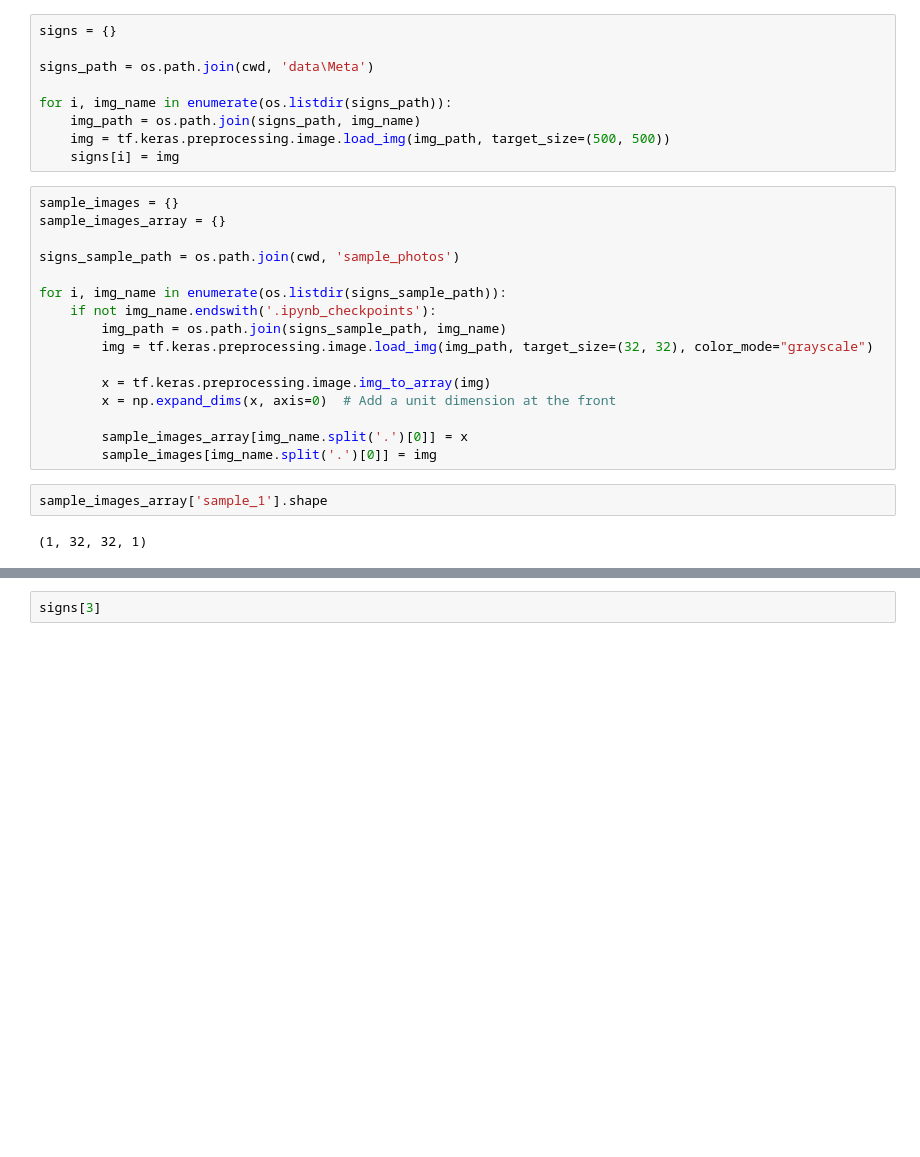
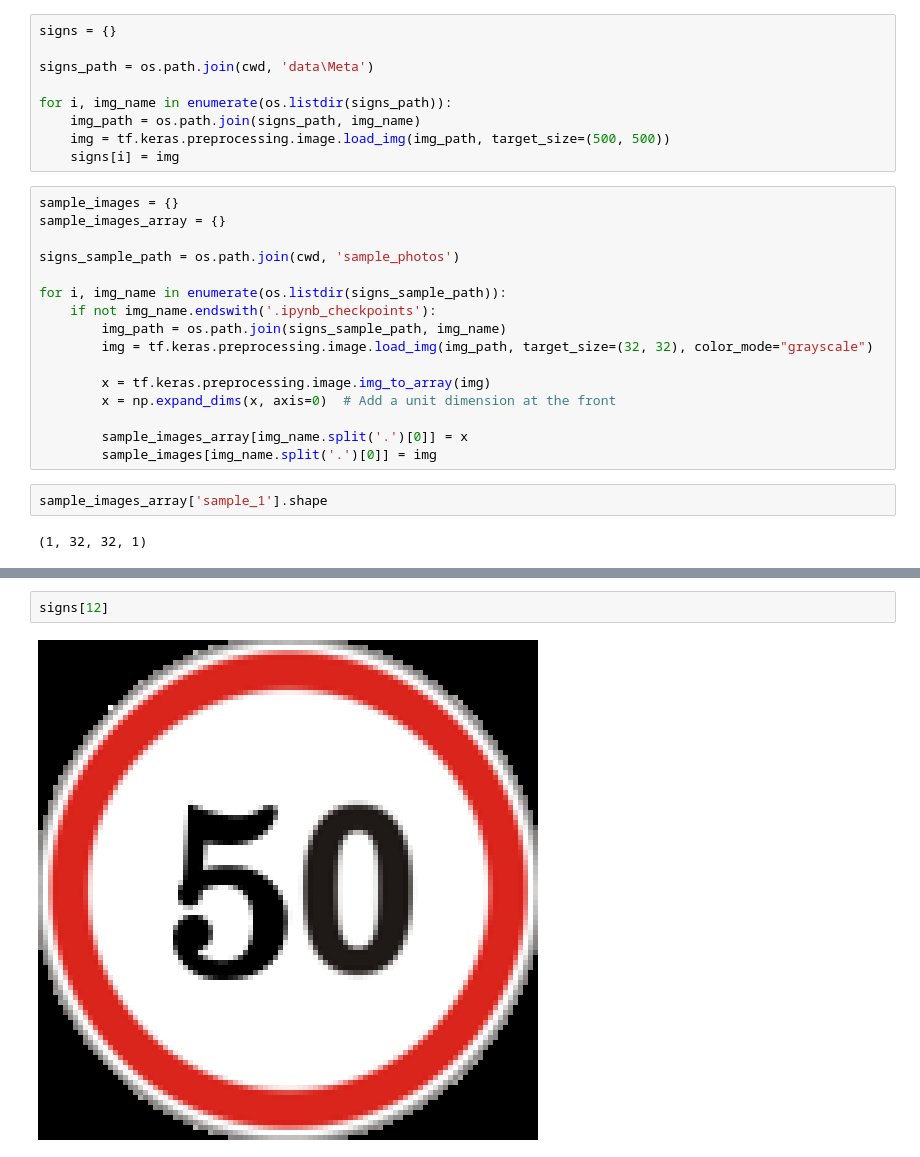
Before and after one commit to alexandrosanat/traffic-sign-recognition, a Jupyter notebook: traffic_sign_model.ipynb, the cells around one changed output, grey strips where cells are left out. Saved outputs shown, nothing was run; the diff lists cells and outputs as text; blank space fills up the shorter version.

```diff
--- a/traffic_sign_model.ipynb
+++ b/traffic_sign_model.ipynb
@@ -319,2 +347,4 @@ sample_images["sample_10a"]
 # %%
-signs[3]
+signs[12]
+# %% [output]
+[figure, added]
```
Also changed, not shown: parts of 16 cells of this notebook, 8 other files.
